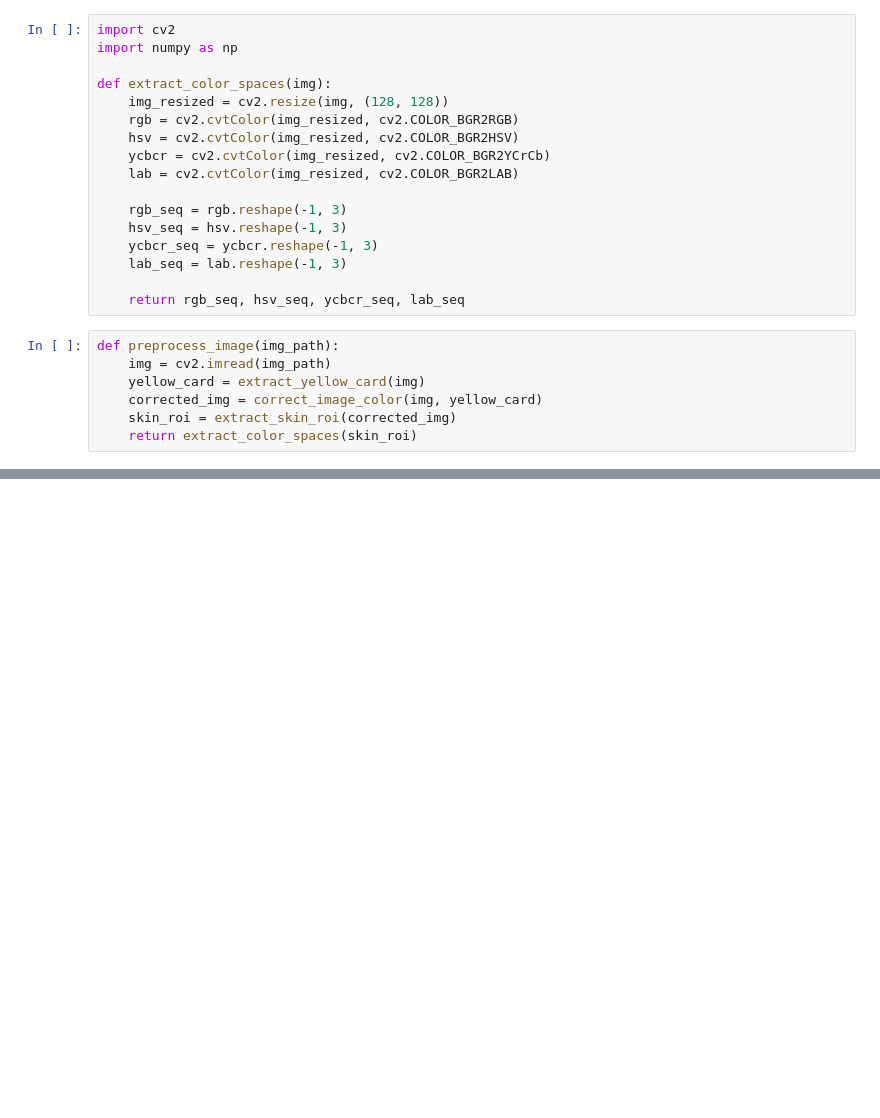
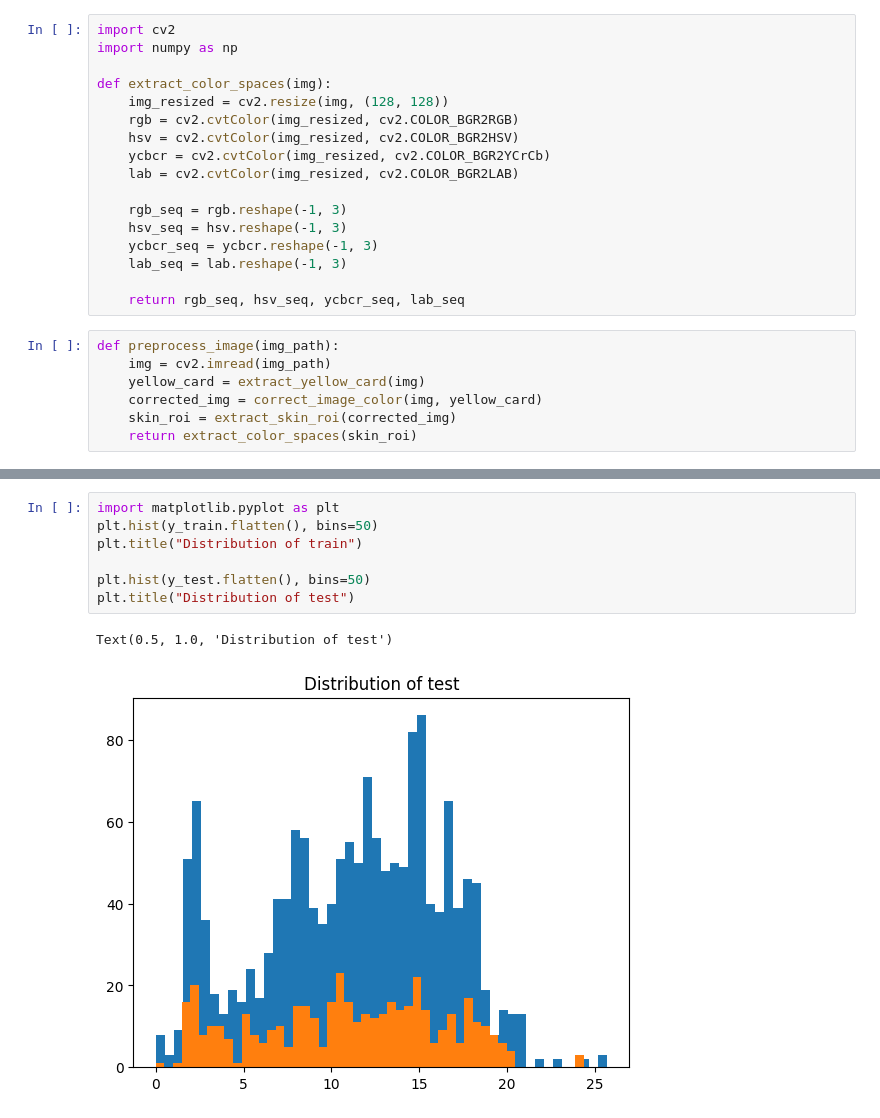
Before and after one commit to AnshumaanKarna92/NeonatalJaundicePrediction, a Jupyter notebook: ResearchPaper.ipynb, the cells around one changed output, grey strips where cells are left out. Cells and saved outputs as stored; diff of their text form; blank space fills up the shorter version.

```diff
--- a/ResearchPaper.ipynb
+++ b/ResearchPaper.ipynb
@@ -362,0 +378,10 @@ plt.legend()
+# %%
+import matplotlib.pyplot as plt
+plt.hist(y_train.flatten(), bins=50)
+plt.title("Distribution of train")
+
+plt.hist(y_test.flatten(), bins=50)
+plt.title("Distribution of test")
+# %% [output]
+Text(0.5, 1.0, 'Distribution of test')
+[figure, added]
```
Also changed, not shown: parts of 13 cells of this notebook.
